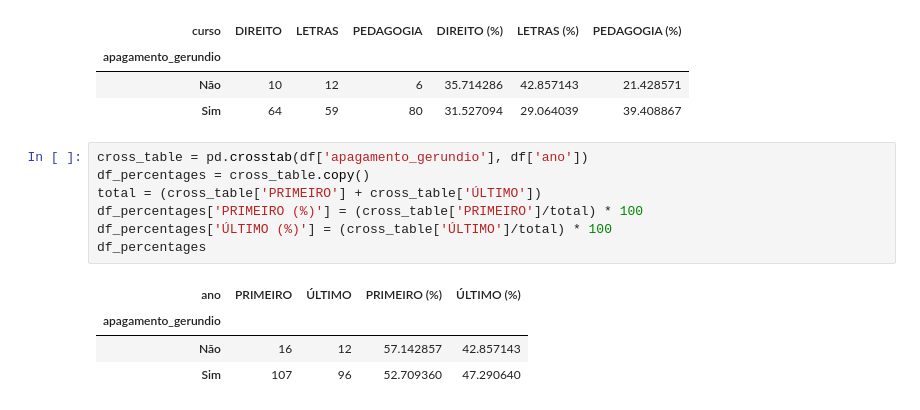
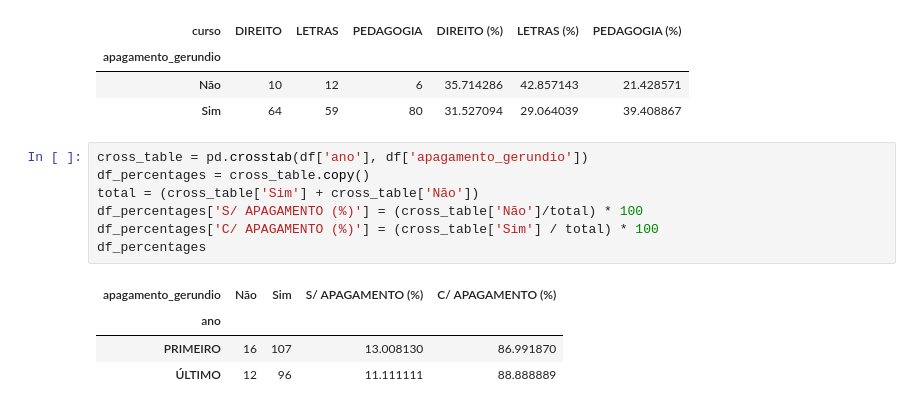
Before and after one commit to douglas-sanini/linguistic_variation_data_analyses, a Jupyter notebook: data_structure/gerund.ipynb, the cells around one changed output. Cells and saved outputs as stored; diff of their text form.

```diff
--- a/data_structure/gerund.ipynb
+++ b/data_structure/gerund.ipynb
@@ -176,14 +190,14 @@ df_percentages
 | Não | 10 | 12 | 6 | 35.714286 | 42.857143 | 21.428571 |
 | Sim | 64 | 59 | 80 | 31.527094 | 29.064039 | 39.408867 |
 # %%
-cross_table = pd.crosstab(df['apagamento_gerundio'], df['ano'])
+cross_table = pd.crosstab(df['ano'], df['apagamento_gerundio'])
 df_percentages = cross_table.copy()
-total = (cross_table['PRIMEIRO'] + cross_table['ÚLTIMO'])
-df_percentages['PRIMEIRO (%)'] = (cross_table['PRIMEIRO']/total) * 100
-df_percentages['ÚLTIMO (%)'] = (cross_table['ÚLTIMO']/total) * 100
+total = (cross_table['Sim'] + cross_table['Não'])
+df_percentages['S/ APAGAMENTO (%)'] = (cross_table['Não']/total) * 100
+df_percentages['C/ APAGAMENTO (%)'] = (cross_table['Sim'] / total) * 100
 df_percentages
 # %% [output]
-| ano | PRIMEIRO | ÚLTIMO | PRIMEIRO (%) | ÚLTIMO (%) |
-| apagamento_gerundio |  |  |  |  |
-| Não | 16 | 12 | 57.142857 | 42.857143 |
-| Sim | 107 | 96 | 52.709360 | 47.290640 |
+| apagamento_gerundio | Não | Sim | S/ APAGAMENTO (%) | C/ APAGAMENTO (%) |
+| ano |  |  |  |  |
+| PRIMEIRO | 16 | 107 | 13.008130 | 86.991870 |
+| ÚLTIMO | 12 | 96 | 11.111111 | 88.888889 |
```
Also changed, not shown: parts of 4 cells of this notebook, 3 other files.
